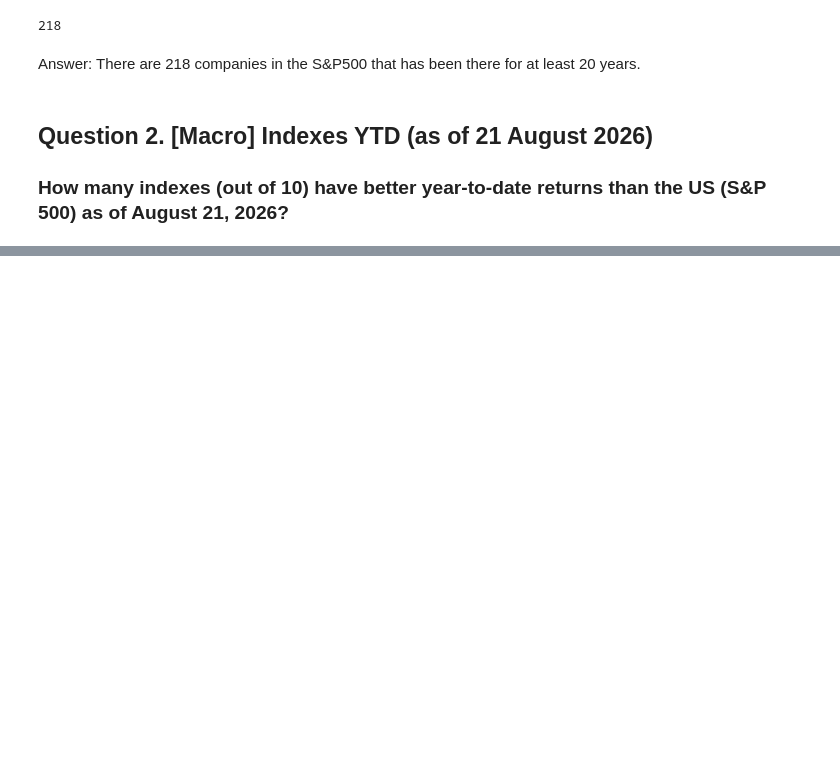
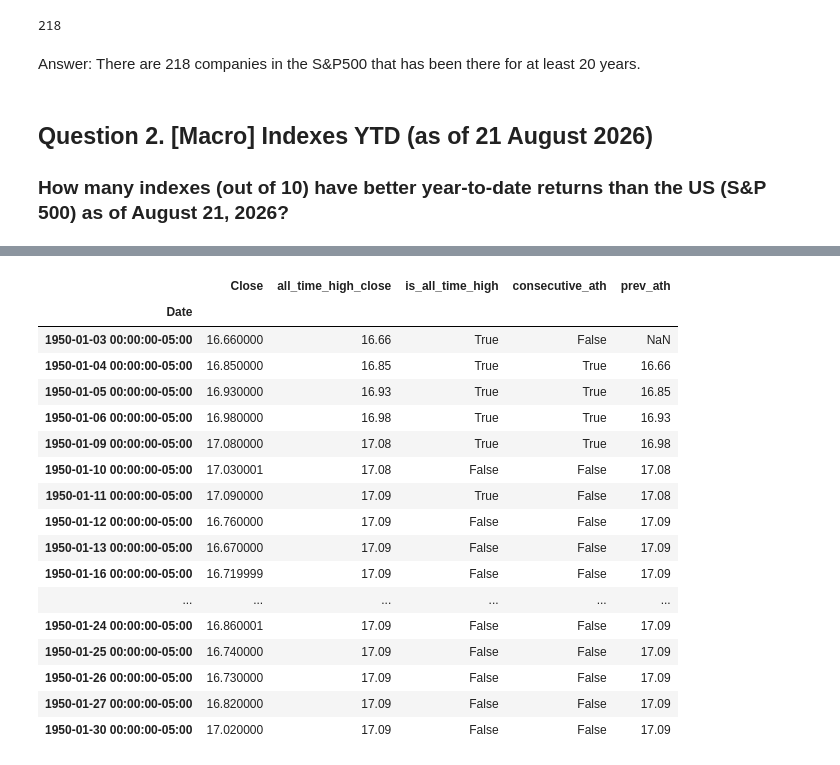
Before and after one commit to romadvincula/learn, a Jupyter notebook: dtc/stock-market-analytics-zoomcamp-2026/homework1_answer.ipynb, the cells around one changed output, grey strips where cells are left out. Cells and saved outputs as stored; diff of their text form; code cells hidden in the pictures; blank space fills up the shorter version.

```diff
--- a/dtc/stock-market-analytics-zoomcamp-2026/homework1_answer.ipynb
+++ b/dtc/stock-market-analytics-zoomcamp-2026/homework1_answer.ipynb
@@ -75,0 +134,42 @@ Answer: There are 218 companies in the S&P500 that has been there for at least 2
+# %%
+import yfinance as yf
+import datetime as dt
+
+
+start = dt.date(year=1950, month=1, day=1)
+end = dt.date.today()
+
+# df = yf.Ticker("^GSPC").history(start=start, end=end)
+df = df[['Close']]
+
+# df["previous_day_close"] = df.Close.shift(1)
+# df["closed_high"] = df.Close > df.previous_day_close
+
+# Calculate the all-time high closing price up to each day
+df['all_time_high_close'] = df['Close'].expanding().max()
+# Identify days where the Close price is an all-time high
+df['is_all_time_high'] = (df['Close'] == df['all_time_high_close'])
+
+df["consecutive_ath"] = df.is_all_time_high & df.is_all_time_high.shift(1)
+df["prev_ath"] = df.all_time_high_close.shift(1)
+
+df.head(20)
+# %% [output]
+|  | Close | all_time_high_close | is_all_time_high | consecutive_ath | prev_ath |
+| Date |  |  |  |  |  |
+| 1950-01-03 00:00:00-05:00 | 16.660000 | 16.66 | True | False | NaN |
+| 1950-01-04 00:00:00-05:00 | 16.850000 | 16.85 | True | True | 16.66 |
+| 1950-01-05 00:00:00-05:00 | 16.930000 | 16.93 | True | True | 16.85 |
+| 1950-01-06 00:00:00-05:00 | 16.980000 | 16.98 | True | True | 16.93 |
+| 1950-01-09 00:00:00-05:00 | 17.080000 | 17.08 | True | True | 16.98 |
+| 1950-01-10 00:00:00-05:00 | 17.030001 | 17.08 | False | False | 17.08 |
+| 1950-01-11 00:00:00-05:00 | 17.090000 | 17.09 | True | False | 17.08 |
+| 1950-01-12 00:00:00-05:00 | 16.760000 | 17.09 | False | False | 17.09 |
+| 1950-01-13 00:00:00-05:00 | 16.670000 | 17.09 | False | False | 17.09 |
+| 1950-01-16 00:00:00-05:00 | 16.719999 | 17.09 | False | False | 17.09 |
+| ... | ... | ... | ... | ... | ... |
+| 1950-01-24 00:00:00-05:00 | 16.860001 | 17.09 | False | False | 17.09 |
+| 1950-01-25 00:00:00-05:00 | 16.740000 | 17.09 | False | False | 17.09 |
+| 1950-01-26 00:00:00-05:00 | 16.730000 | 17.09 | False | False | 17.09 |
+| 1950-01-27 00:00:00-05:00 | 16.820000 | 17.09 | False | False | 17.09 |
+| 1950-01-30 00:00:00-05:00 | 17.020000 | 17.09 | False | False | 17.09 |
```
Also changed, not shown: parts of 6 cells of this notebook.
